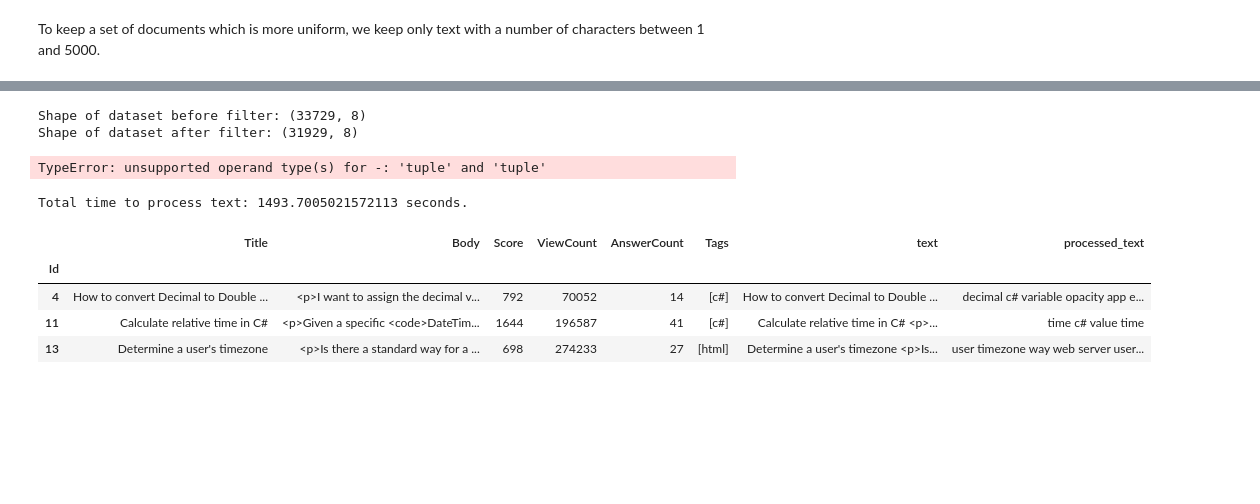
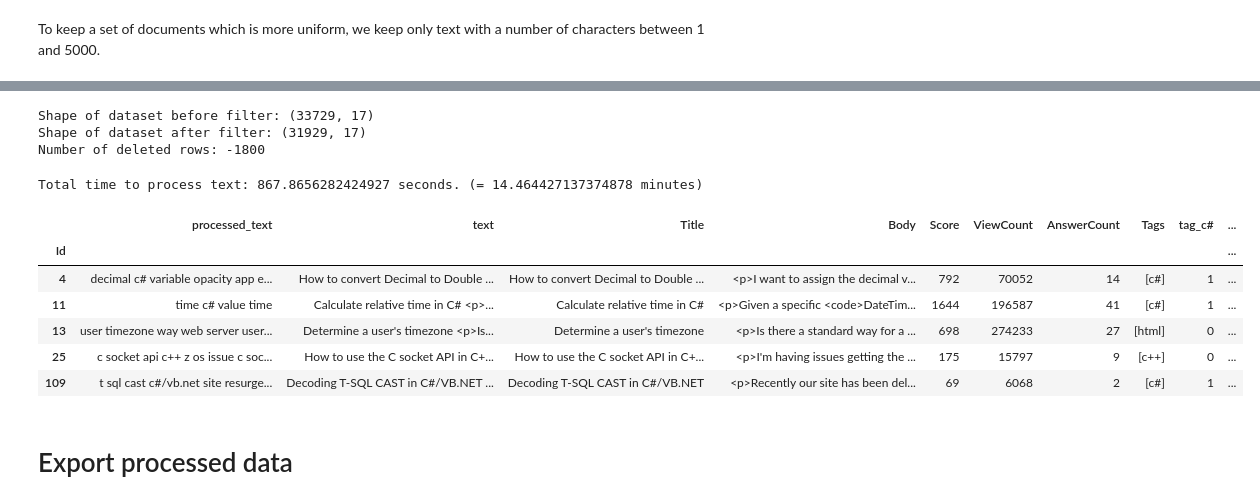
Before and after one commit to ana-bernal/tag-projet_overflow, a Jupyter notebook: preprocessing.ipynb, the cells around one changed output, grey strips where cells are left out. Drawn from its saved outputs; the diff is of its cells as text; code cells hidden in the pictures; blank space fills up the shorter version.

```diff
--- a/preprocessing.ipynb
+++ b/preprocessing.ipynb
@@ -409,0 +446,4 @@ for tag in my_list:
+# %%
+# Appending columns of binarized tags
+col_names = ['tag_'+tag for tag in mlb.classes_]
+df[col_names] = mlb.transform(df['Tags'])
@@ -467,7 +499,3 @@ nlp.Defaults.stop_words = nlp.Defaults.stop_words.union(my_stopwords)
 print(f'we use {len(nlp.Defaults.stop_words)} in total.')
 # %% [output]
 we use 1317 in total.
-# %%
-doc = nlp('hi how are you')
-for tk in doc:
-    print(tk, tk.is_stop)
@@ -626,7 +649,7 @@ df.head()
 | 109 | Decoding T-SQL CAST in C#/VB.NET | <p>Recently our site has been del... | 69 | 6068 | 2 | [c#] | Decoding T-SQL CAST in C#/VB.NET ... |
 # %%
 # Concatenating title and body
-df['text'] = df['Title'] + ' ' + df['Body']
+df.insert(0,'text',df['Title'] + ' ' + df['Body'])
 # %% [markdown]
 Let us see the lengths of the text to be processed and based on the distribution of the lengths, restrict ourselves to posts up to a certain length of characters.
 # %%
@@ -664,25 +687,28 @@ print(f'Shape of dataset before filter: {shape_before}')
 df = df.loc[df.text.str.len() <= 5000]
 shape_after = df.shape
 print(f'Shape of dataset after filter: {shape_after}')
-print(f'Number of deleted rows: {shape_after[0] - shape_before[0]}')
+print(f'Number of deleted rows: {shape_before[0] - shape_after[0]}')
 # %% [output]
-Shape of dataset before filter: (33729, 8)
-Shape of dataset after filter: (31929, 8)
+Shape of dataset before filter: (33729, 17)
+Shape of dataset after filter: (31929, 17)
+Number of deleted rows: -1800
-TypeError: unsupported operand type(s) for -: 'tuple' and 'tuple'
 # %%
 # Cleaning/tokenizing the text
 start = time.time()
-df['processed_text'] = df['text'].apply(lambda txt:clean(txt, tokenize=False, strict=True))
+processed_text = df['text'].apply(lambda txt:clean(txt, tokenize=False, strict=True))
 end = time.time()
+df.insert(0,'processed_text', processed_text)
 total_time = end - start
 print(f'Total time to process text: {total_time} seconds. (= {total_time/60} minutes)')
 # %% [output]
-Total time to process text: 1493.7005021572113 seconds.
+Total time to process text: 867.8656282424927 seconds. (= 14.464427137374878 minutes)
 # %%
-df.head(3)
+df.head()
 # %% [output]
-|  | Title | Body | Score | ViewCount | AnswerCount | Tags | text | processed_text |
-| Id |  |  |  |  |  |  |  |  |
-| 4 | How to convert Decimal to Double ... | <p>I want to assign the decimal v... | 792 | 70052 | 14 | [c#] | How to convert Decimal to Double ... | decimal c# variable opacity app e... |
-| 11 | Calculate relative time in C# | <p>Given a specific <code>DateTim... | 1644 | 196587 | 41 | [c#] | Calculate relative time in C# <p>... | time c# value time |
-| 13 | Determine a user's timezone | <p>Is there a standard way for a ... | 698 | 274233 | 27 | [html] | Determine a user's timezone <p>Is... | user timezone way web server user... |
+|  | processed_text | text | Title | Body | Score | ViewCount | AnswerCount | Tags | tag_c# | ... |
+| Id |  |  |  |  |  |  |  |  |  | ... |
+| 4 | decimal c# variable opacity app e... | How to convert Decimal to Double ... | How to convert Decimal to Double ... | <p>I want to assign the decimal v... | 792 | 70052 | 14 | [c#] | 1 | ... |
+| 11 | time c# value time | Calculate relative time in C# <p>... | Calculate relative time in C# | <p>Given a specific <code>DateTim... | 1644 | 196587 | 41 | [c#] | 1 | ... |
+| 13 | user timezone way web server user... | Determine a user's timezone <p>Is... | Determine a user's timezone | <p>Is there a standard way for a ... | 698 | 274233 | 27 | [html] | 0 | ... |
+| 25 | c socket api c++ z os issue c soc... | How to use the C socket API in C+... | How to use the C socket API in C+... | <p>I'm having issues getting the ... | 175 | 15797 | 9 | [c++] | 0 | ... |
+| 109 | t sql cast c#/vb.net site resurge... | Decoding T-SQL CAST in C#/VB.NET ... | Decoding T-SQL CAST in C#/VB.NET | <p>Recently our site has been del... | 69 | 6068 | 2 | [c#] | 1 | ... |
@@ -693 +715,3 @@ re.search(re.escape('c++'), 'hola como estan c++')
+# %% [markdown]
+# Export processed data
 # %%
```
Also changed, not shown: parts of 49 cells of this notebook, 1 other file.
